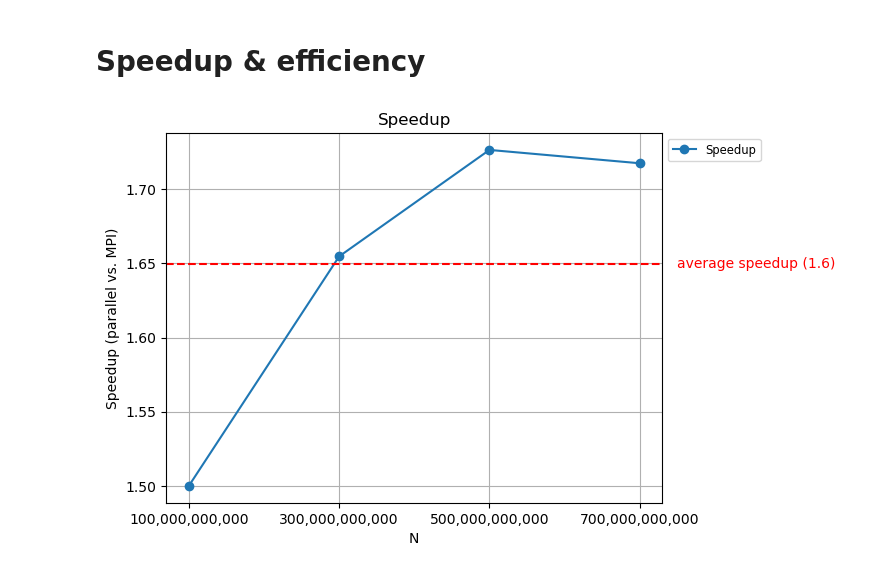
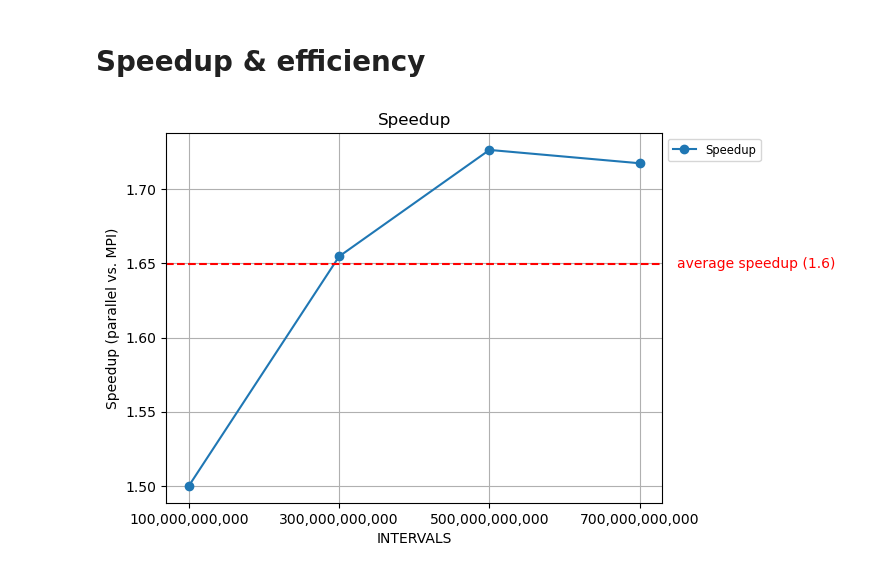
Before and after one commit to enriicola/high-performance-clowns, a Jupyter notebook: hw3/data/plot.ipynb, the cells around one changed output. Drawn from its saved outputs; the diff is of its cells as text; code cells hidden in the pictures.

```diff
--- a/hw3/data/plot.ipynb
+++ b/hw3/data/plot.ipynb
@@ -34,20 +34,20 @@ plt.show()
 # %%
 speedup = [global_time_mpi[i] / global_time_parallel[i]
            for i in range(len(global_time_mpi))]
 average_speedup = sum(speedup) / len(speedup)
 
 plt.figure()
 plt.plot([f"{entry['INTERVALS']:,}" for entry in data["parallel"]],
          speedup, label="Speedup", marker='o')
 plt.axhline(y=average_speedup, color='r', linestyle='--')
 plt.text(len(data["parallel"]) - 0.75, average_speedup, f'average speedup ({average_speedup:.2})',
          color='r', va='center', ha='left', bbox=dict(facecolor='white', edgecolor='none', pad=0))
-plt.xlabel("N")
+plt.xlabel("INTERVALS")
 plt.ylabel("Speedup (parallel vs. MPI)")
 plt.legend(loc="upper left", fontsize='small',
            title_fontsize='medium', bbox_to_anchor=(1, 1))
 plt.title("Speedup")
 plt.grid(True)
 plt.show()
 # %% [output]
-[figure, old version]
+[figure, new version]
```
Also changed, not shown: 1 other file.
